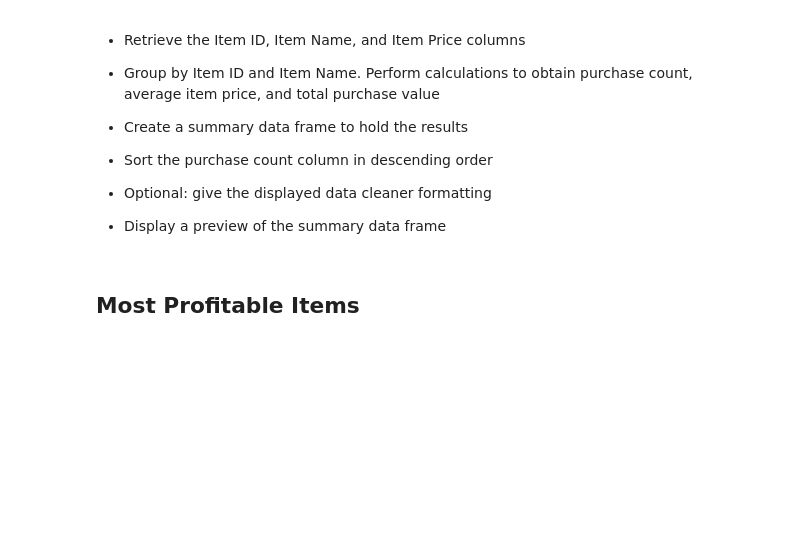
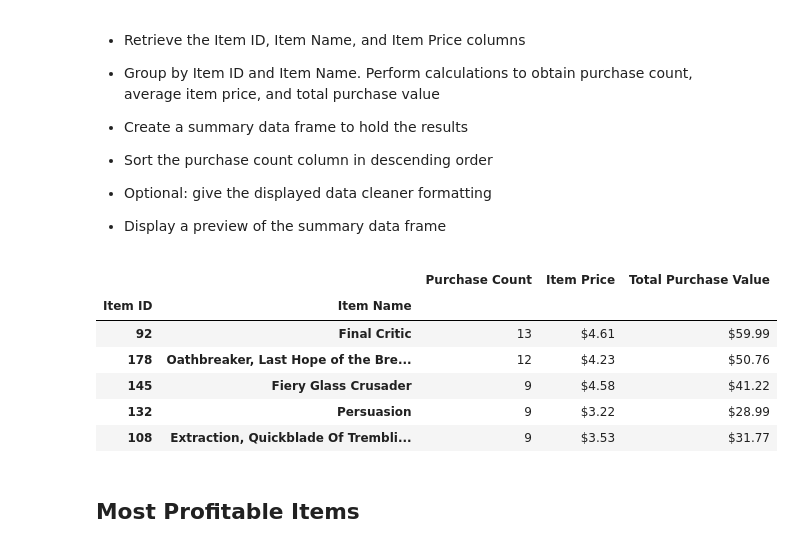
Before and after one commit to JWatson1102/pandas-challenge, a Jupyter notebook: HeroesOfPymoli/HeroesOfPymoli_starter.ipynb, the cells around one changed output. Cells and saved outputs as stored; diff of their text form; code cells hidden in the pictures; blank space fills up the shorter version.

```diff
--- a/HeroesOfPymoli/HeroesOfPymoli_starter.ipynb
+++ b/HeroesOfPymoli/HeroesOfPymoli_starter.ipynb
@@ -271,6 +353,46 @@ age_ranges = ['<10','10-14','15-19','20-24','25-29','30-34','35-39','40+']
 
 
 * Display a preview of the summary data frame
+# %%
+pop_items = purchase_data[['Item ID','Item Name','Price']]
+
+#regroups the table
+grouped_items = pop_items.groupby(['Item ID','Item Name'])
+
+#calculates the quantity of items sold, their average price, and the total $ earned in sales
+counted_items = grouped_items.count()
+avg_price = grouped_items.mean()['Price']
+total_price = grouped_items.sum()['Price']
+
+#sorts by the quantity of items sold in descending order
+top_items = counted_items.sort_values(['Price'],ascending=False)
+
+#renames our first column
+top_items = top_items.rename(columns={'Price':'Purchase Count'})
+
+#adds the other two columns to the data table
+top_items['Item Price'] = avg_price
+top_items['Total Purchase Value'] = total_price
+
+#used for next cell
+#----------------
+top_profits = top_items.sort_values(['Total Purchase Value'],ascending=False)
+#----------------
+
+#formats the data table
+top_items['Item Price'] = top_items['Item Price'].map('${:.2f}'.format)
+top_items['Total Purchase Value'] = top_items['Total Purchase Value'].map('${:.2f}'.format)
+
+
+top_items.head()
+# %% [output]
+|  |  | Purchase Count | Item Price | Total Purchase Value |
+| Item ID | Item Name |  |  |  |
+| 92 | Final Critic | 13 | $4.61 | $59.99 |
+| 178 | Oathbreaker, Last Hope of the Bre... | 12 | $4.23 | $50.76 |
+| 145 | Fiery Glass Crusader | 9 | $4.58 | $41.22 |
+| 132 | Persuasion | 9 | $3.22 | $28.99 |
+| 108 | Extraction, Quickblade Of Trembli... | 9 | $3.53 | $31.77 |
 # %% [markdown]
 ## Most Profitable Items
 # %% [markdown]
```
Also changed, not shown: parts of 10 cells of this notebook.
